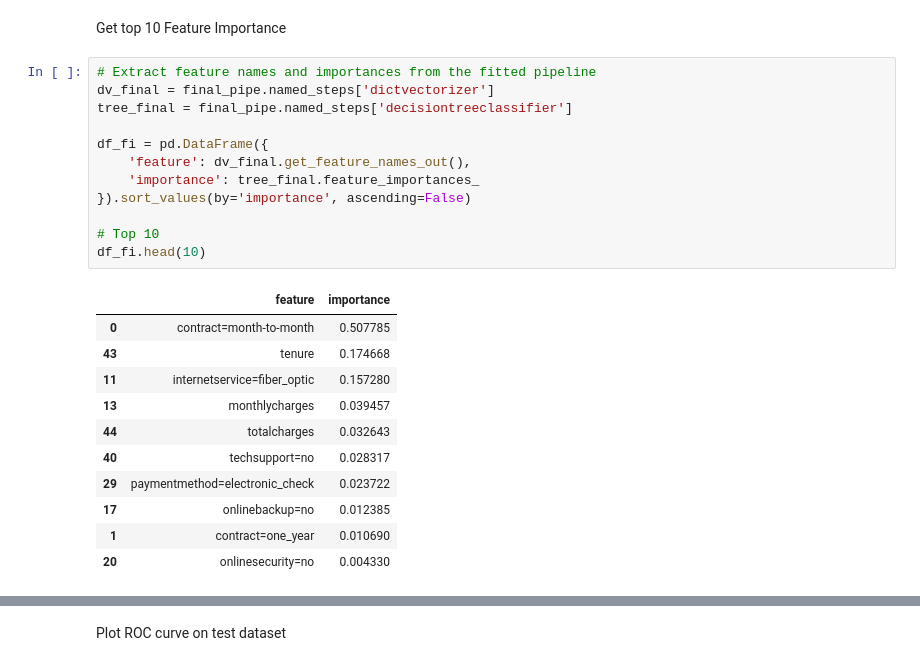
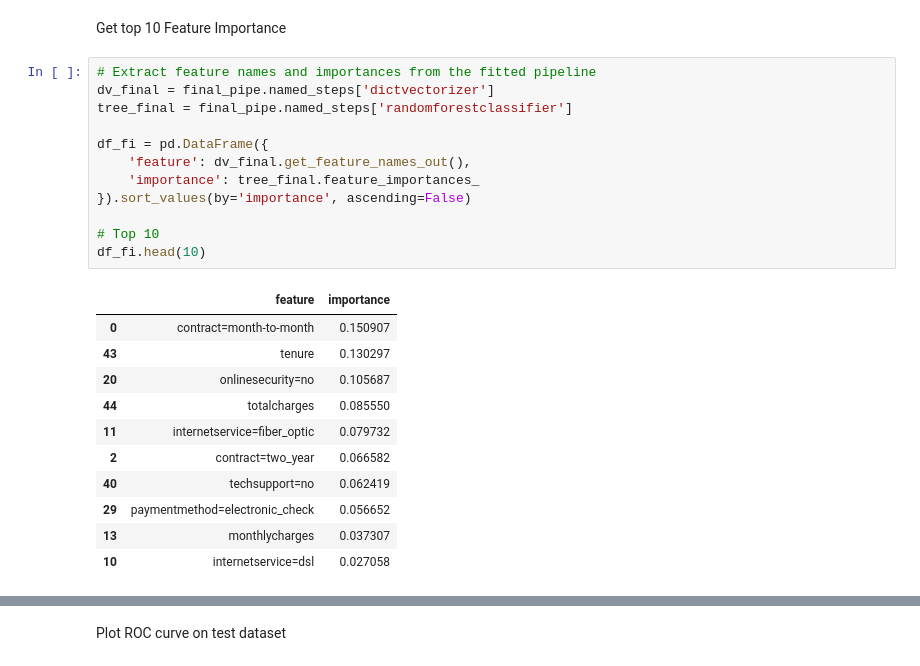
Before and after one commit to mlpub/mlzoomcamp2025, a Jupyter notebook: 06-trees/random-forest-classifier.ipynb, the cells around one changed output, grey strips where cells are left out. Drawn from its saved outputs; the diff is of its cells as text.

```diff
--- a/06-trees/random-forest-classifier.ipynb
+++ b/06-trees/random-forest-classifier.ipynb
@@ -398,24 +402,24 @@ Get top 10 Feature Importance
 # %%
 # Extract feature names and importances from the fitted pipeline
 dv_final = final_pipe.named_steps['dictvectorizer']
-tree_final = final_pipe.named_steps['decisiontreeclassifier']
+tree_final = final_pipe.named_steps['randomforestclassifier']
 
 df_fi = pd.DataFrame({
     'feature': dv_final.get_feature_names_out(),
     'importance': tree_final.feature_importances_
 }).sort_values(by='importance', ascending=False)
 
 # Top 10
 df_fi.head(10)
 # %% [output]
 |  | feature | importance |
-| 0 | contract=month-to-month | 0.507785 |
-| 43 | tenure | 0.174668 |
-| 11 | internetservice=fiber_optic | 0.157280 |
-| 13 | monthlycharges | 0.039457 |
-| 44 | totalcharges | 0.032643 |
-| 40 | techsupport=no | 0.028317 |
-| 29 | paymentmethod=electronic_check | 0.023722 |
-| 17 | onlinebackup=no | 0.012385 |
-| 1 | contract=one_year | 0.010690 |
-| 20 | onlinesecurity=no | 0.004330 |
+| 0 | contract=month-to-month | 0.150907 |
+| 43 | tenure | 0.130297 |
+| 20 | onlinesecurity=no | 0.105687 |
+| 44 | totalcharges | 0.085550 |
+| 11 | internetservice=fiber_optic | 0.079732 |
+| 2 | contract=two_year | 0.066582 |
+| 40 | techsupport=no | 0.062419 |
+| 29 | paymentmethod=electronic_check | 0.056652 |
+| 13 | monthlycharges | 0.037307 |
+| 10 | internetservice=dsl | 0.027058 |
```
Also changed, not shown: parts of 9 cells of this notebook, 3 other files.
